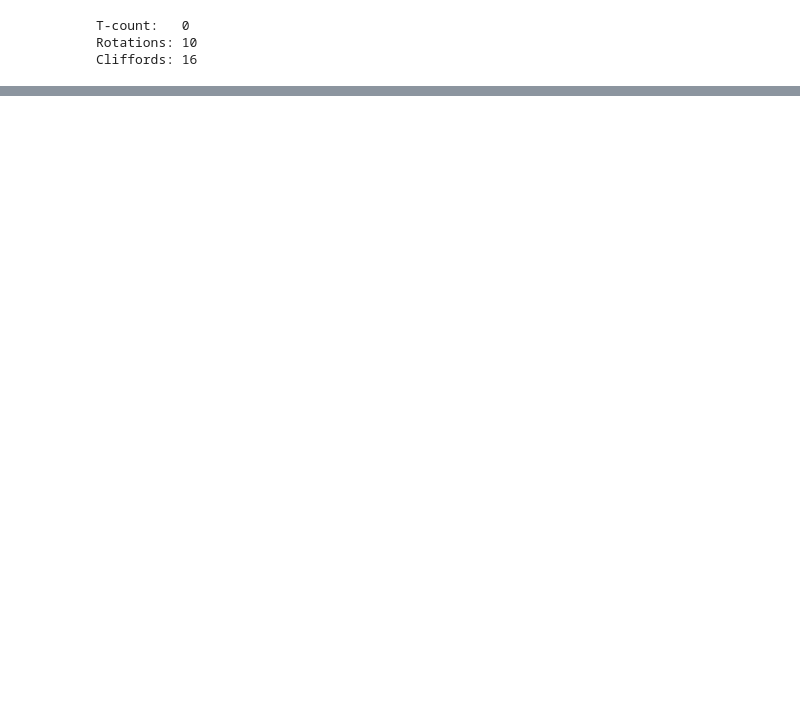
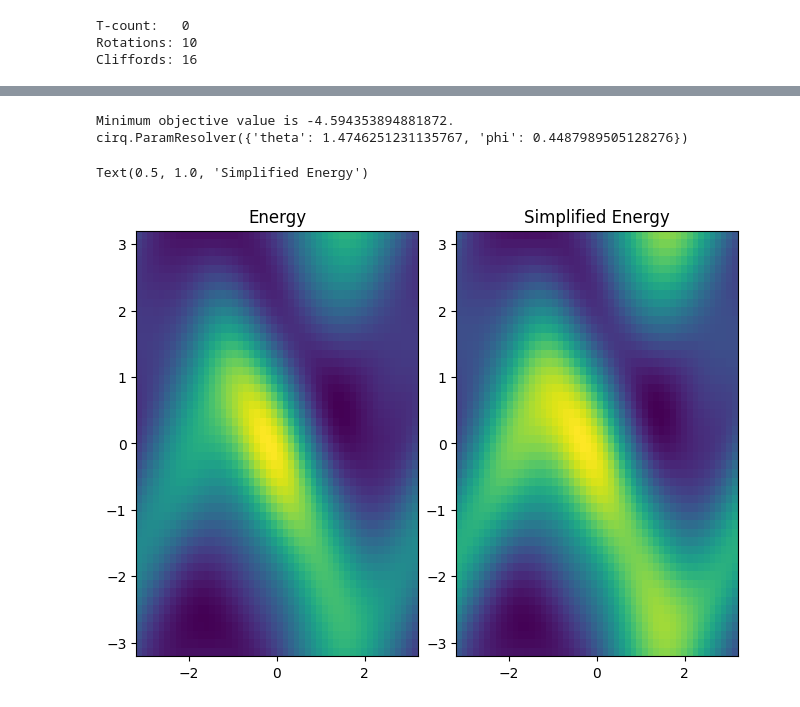
Before and after one commit to mmaneyro/Quantum-Neutrino-Project, a Jupyter notebook: triton_toy_model_.ipynb, the cells around one changed output, grey strips where cells are left out. Drawn from its saved outputs; the diff is of its cells as text; code cells hidden in the pictures; blank space fills up the shorter version.

```diff
--- a/triton_toy_model_.ipynb
+++ b/triton_toy_model_.ipynb
@@ -232,0 +461,48 @@ Cliffords: 16
+# %%
+simulator = cirq.Simulator()
+
+sweep_size = 50
+
+sweep = (cirq.Linspace(key='theta', start=-np.pi, stop=np.pi, length=sweep_size)
+         * cirq.Linspace(key='phi', start=-np.pi, stop=np.pi, length=sweep_size))
+results = simulator.simulate_sweep(circuit, params=sweep, initial_state=None)
+
+min = None
+min_params = None
+theta_vec = np.array([])
+phi_vec = np.array([])
+exp_val_vec = np.array([])
+simpl_exp_val_vec = np.array([])
+
+for result in results:
+    wf = result.final_state_vector
+    value = energy_from_wavefunction(wf)
+    value_simpl = simpl_energy_from_wavefunction(wf)
+    theta_vec= np.append(theta_vec,result.params['theta'])
+    phi_vec= np.append(phi_vec,result.params['phi'])
+    exp_val_vec =np.append(exp_val_vec,value)
+    simpl_exp_val_vec =np.append(simpl_exp_val_vec,value_simpl)
+    if min is None or value < min:
+        min = value
+        min_params = result.params
+print(f'Minimum objective value is {min}.')
+print(min_params)
+# %% [output]
+Minimum objective value is -4.594353894881872.
+cirq.ParamResolver({'theta': 1.4746251231135767, 'phi': 0.4487989505128276})
+# %%
+N = int(np.sqrt(len(theta_vec)))
+x = theta_vec.reshape((N, N))
+y = phi_vec.reshape((N, N))
+z = exp_val_vec.reshape((N, N))
+z2 = simpl_exp_val_vec.reshape((N, N))
+fig, (ax1, ax2) = plt.subplots(1, 2, layout='constrained')
+ax1.pcolormesh(x,y,z)
+ax1.set_title('Energy')
+ax2.pcolormesh(x,y,z2)
+ax2.set_title('Simplified Energy')
+
+# fig.colorbar()
+# %% [output]
+Text(0.5, 1.0, 'Simplified Energy')
+[figure, added]
```
Also changed, not shown: parts of 19 cells of this notebook.
